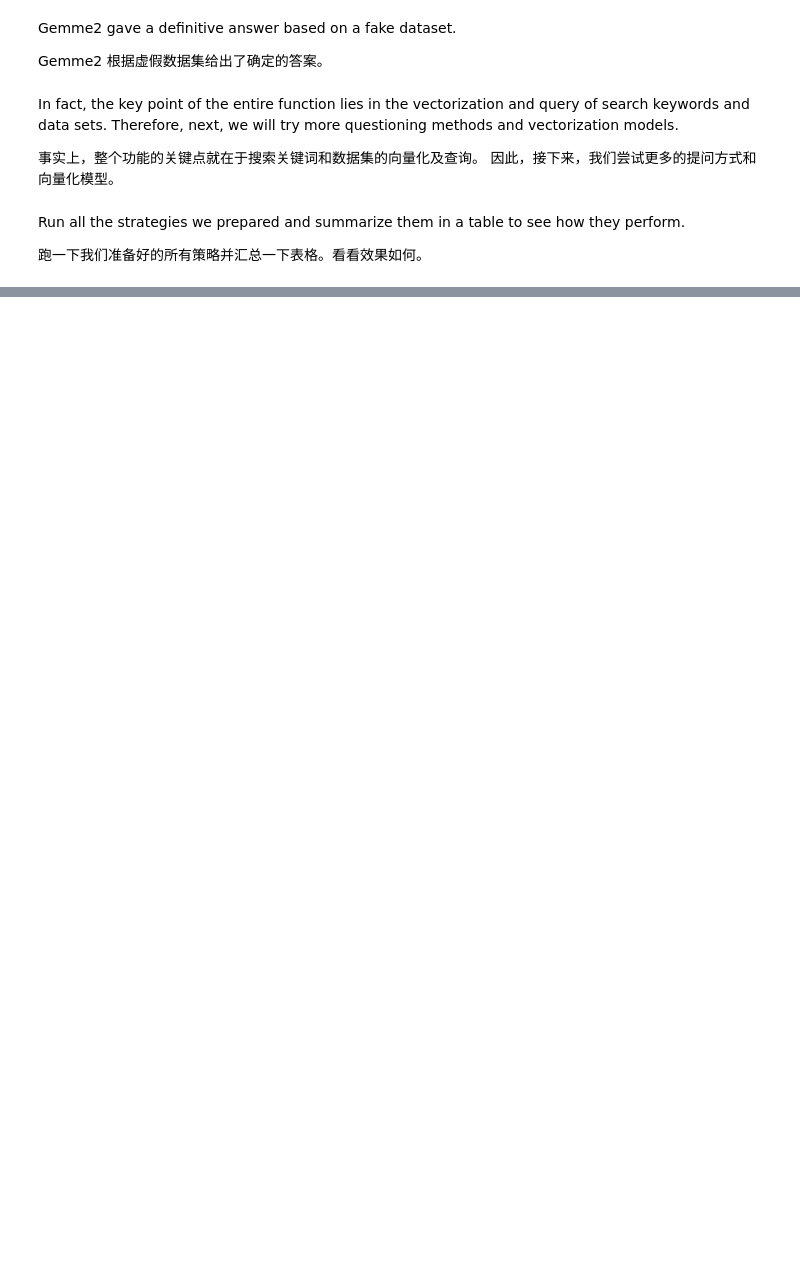
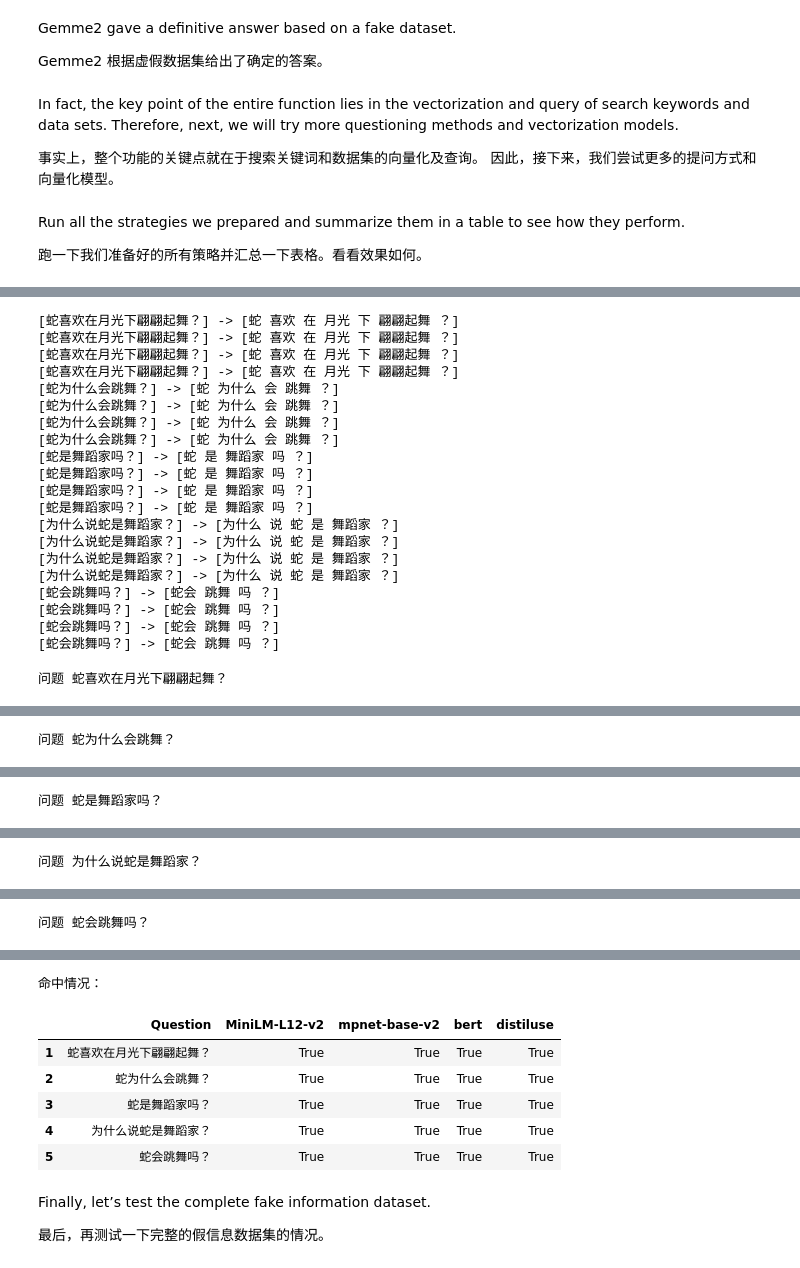
Before and after one commit to zeerd/kaggle-notebooks, a Jupyter notebook: Generate-answers-from-external-knowledge-base.ipynb, the cells around one changed output, grey strips where cells are left out. Saved outputs shown, nothing was run; the diff lists cells and outputs as text; code cells hidden in the pictures; blank space fills up the shorter version.

Commit message:
Kaggle Notebook | Generate answers from external knowledge base | Version 5

```diff
--- a/Generate-answers-from-external-knowledge-base.ipynb
+++ b/Generate-answers-from-external-knowledge-base.ipynb
@@ -448,3 +570,46 @@ HTML(run_tests(test_questions))
 | 3 | 蛇是舞蹈家吗？ | True | False | True |
 | 4 | 为什么说蛇是舞蹈家？ | True | False | True |
 | 5 | 蛇会跳舞吗？ | False | False | True |
+# %%
+jieba_st_mpnet = JiebaSTModel('paraphrase-multilingual-mpnet-base-v2')
+jieba_st_mpnet.build_index(answer_list)
+jieba_st_bert = JiebaSTModel('bert-base-chinese')
+jieba_st_bert.build_index(answer_list)
+jieba_st_cased = JiebaSTModel('distiluse-base-multilingual-cased-v1')
+jieba_st_cased.build_index(answer_list)
+
+def jieba_st_query_mini(question):
+    return jieba_st_model.query_vector(question, k) # 轻量级、多语言语义相似性
+def jieba_st_query_mpnet(question):
+    return jieba_st_mpnet.query_vector(question, k) # 高性能、多语言语义相似性
+def jieba_st_query_bert(question):
+    return jieba_st_bert.query_vector(question, k)  # 中文文本任务
+def jieba_st_query_distiluse(question):
+    return jieba_st_cased.query_vector(question, k) # 轻量级、多语言语义相似性
+
+querys_model = ['MiniLM-L12-v2', 'mpnet-base-v2', 'bert', 'distiluse']
+functions_model = [jieba_st_query_mini, jieba_st_query_mpnet, jieba_st_query_bert, jieba_st_query_distiluse]
+
+HTML(run_tests(test_questions, querys_model, functions_model))
+# %% [output]
+[蛇喜欢在月光下翩翩起舞？] -> [蛇 喜欢 在 月光 下 翩翩起舞 ？]
+[蛇喜欢在月光下翩翩起舞？] -> [蛇 喜欢 在 月光 下 翩翩起舞 ？]
+[蛇喜欢在月光下翩翩起舞？] -> [蛇 喜欢 在 月光 下 翩翩起舞 ？]
+[蛇喜欢在月光下翩翩起舞？] -> [蛇 喜欢 在 月光 下 翩翩起舞 ？]
+[蛇为什么会跳舞？] -> [蛇 为什么 会 跳舞 ？]
+[蛇为什么会跳舞？] -> [蛇 为什么 会 跳舞 ？]
+[蛇为什么会跳舞？] -> [蛇 为什么 会 跳舞 ？]
+[蛇为什么会跳舞？] -> [蛇 为什么 会 跳舞 ？]
+[蛇是舞蹈家吗？] -> [蛇 是 舞蹈家 吗 ？]
+[蛇是舞蹈家吗？] -> [蛇 是 舞蹈家 吗 ？]
+[蛇是舞蹈家吗？] -> [蛇 是 舞蹈家 吗 ？]
+[蛇是舞蹈家吗？] -> [蛇 是 舞蹈家 吗 ？]
+[为什么说蛇是舞蹈家？] -> [为什么 说 蛇 是 舞蹈家 ？]
+[为什么说蛇是舞蹈家？] -> [为什么 说 蛇 是 舞蹈家 ？]
+[为什么说蛇是舞蹈家？] -> [为什么 说 蛇 是 舞蹈家 ？]
+[为什么说蛇是舞蹈家？] -> [为什么 说 蛇 是 舞蹈家 ？]
+[蛇会跳舞吗？] -> [蛇会 跳舞 吗 ？]
+[蛇会跳舞吗？] -> [蛇会 跳舞 吗 ？]
+[蛇会跳舞吗？] -> [蛇会 跳舞 吗 ？]
+[蛇会跳舞吗？] -> [蛇会 跳舞 吗 ？]
+问题 蛇喜欢在月光下翩翩起舞？
@@ -450,0 +621 @@ HTML(run_tests(test_questions))
+问题 蛇为什么会跳舞？
@@ -450,0 +627 @@ HTML(run_tests(test_questions))
+问题 蛇是舞蹈家吗？
@@ -450,0 +633 @@ HTML(run_tests(test_questions))
+问题 为什么说蛇是舞蹈家？
@@ -450,0 +639 @@ HTML(run_tests(test_questions))
+问题 蛇会跳舞吗？
@@ -451 +645,12 @@ HTML(run_tests(test_questions))
+命中情况：
+|  | Question | MiniLM-L12-v2 | mpnet-base-v2 | bert | distiluse |
+| 1 | 蛇喜欢在月光下翩翩起舞？ | True | True | True | True |
+| 2 | 蛇为什么会跳舞？ | True | True | True | True |
+| 3 | 蛇是舞蹈家吗？ | True | True | True | True |
+| 4 | 为什么说蛇是舞蹈家？ | True | True | True | True |
+| 5 | 蛇会跳舞吗？ | True | True | True | True |
+# %% [markdown]
+Finally, let’s test the complete fake information dataset.
+
+最后，再测试一下完整的假信息数据集的情况。
 # %%
```
Also changed, not shown: parts of 16 cells of this notebook.
